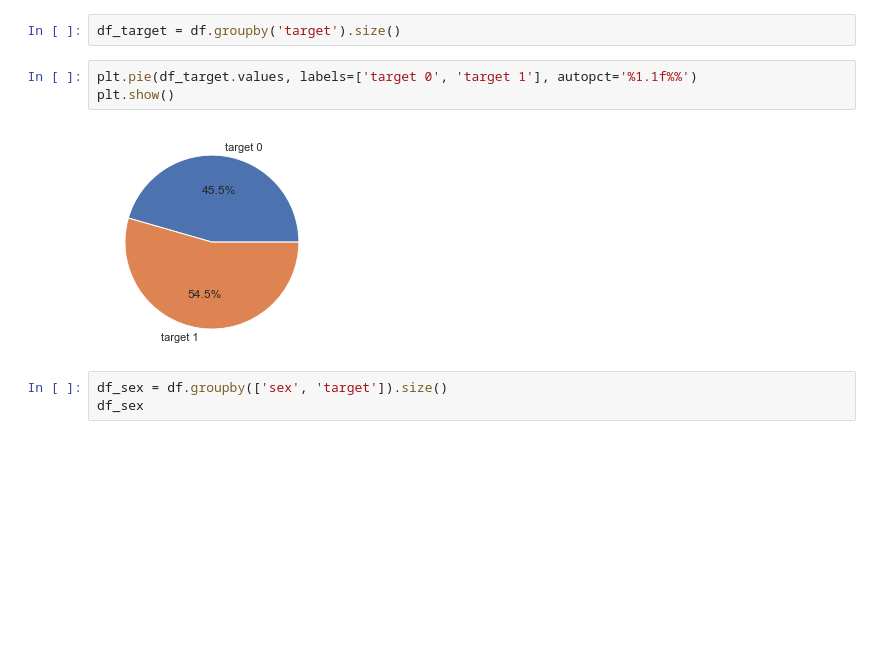
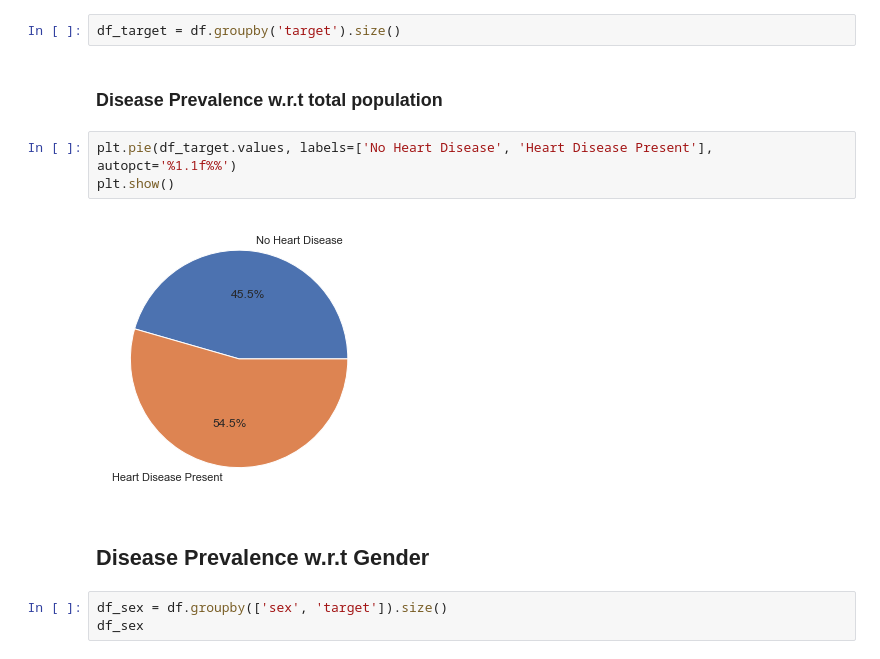
Before and after one commit to sverma29/Heart_Disease_Prediction, a Jupyter notebook: ML_Heart_Disease_Prediction.ipynb, the cells around one changed output. Drawn from its saved outputs; the diff is of its cells as text; blank space fills up the shorter version.

```diff
--- a/ML_Heart_Disease_Prediction.ipynb
+++ b/ML_Heart_Disease_Prediction.ipynb
@@ -29,11 +39,15 @@ df
 303 rows × 14 columns
 # %%
 df_target = df.groupby('target').size()
+# %% [markdown]
+### Disease Prevalence w.r.t total population
 # %%
-plt.pie(df_target.values, labels=['target 0', 'target 1'], autopct='%1.1f%%')
+plt.pie(df_target.values, labels=['No Heart Disease', 'Heart Disease Present'], autopct='%1.1f%%')
 plt.show()
 # %% [output]
-[figure, old version]
+[figure, new version]
+# %% [markdown]
+## Disease Prevalence w.r.t Gender
 # %%
 df_sex = df.groupby(['sex', 'target']).size()
 df_sex
```
Also changed, not shown: parts of 53 cells of this notebook.
